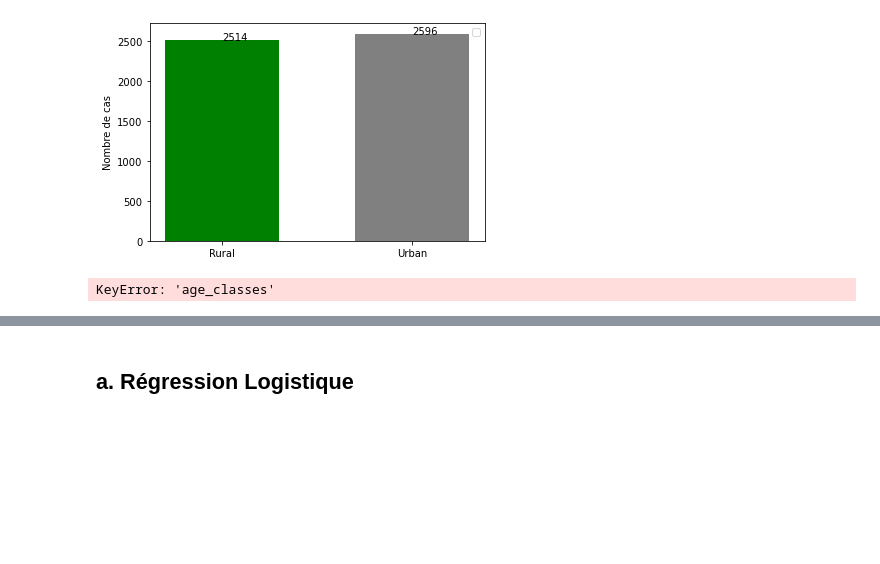
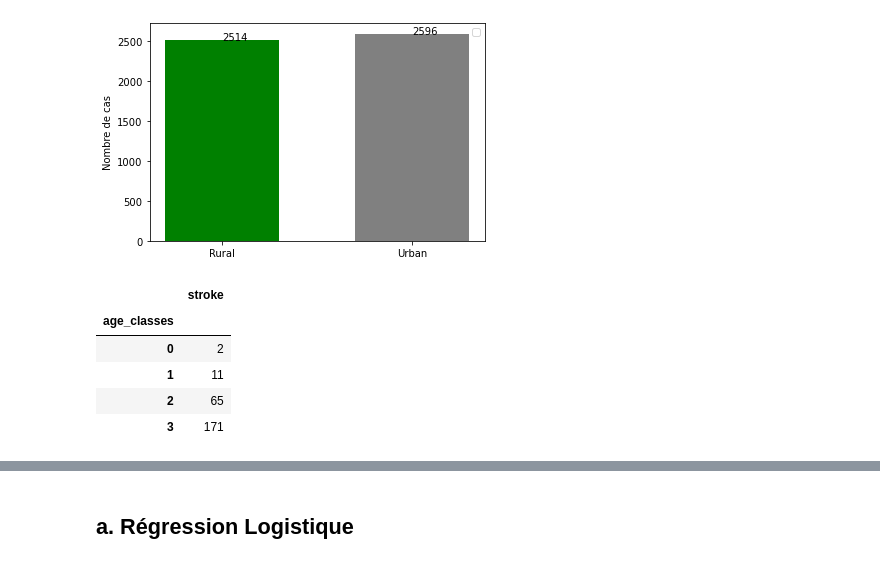
Before and after one commit to yannoushka74/Strokes_prediction_-BERTHET_NOURAUD_TRIEU, a Jupyter notebook: strokes_cleaning.ipynb, the cells around one changed output, grey strips where cells are left out. Drawn from its saved outputs; the diff is of its cells as text; code cells hidden in the pictures; blank space fills up the shorter version.

```diff
--- a/strokes_cleaning.ipynb
+++ b/strokes_cleaning.ipynb
@@ -812,9 +812,13 @@ plt.legend();
 No handles with labels found to put in legend.
 [figure]
 # %%
-#Selection des observations positives regroupées par classe d'âge
-df_caPos = df[df.stroke==1].groupby(['age_classes', 'stroke']).agg({'stroke' : 'count'})
-df_caPos
+df_ca_pos = df_ca[df_ca.stroke==1].groupby(['age_classes']).agg({'stroke' : 'count'})
+df_ca_pos
 # %% [output]
-KeyError: 'age_classes'
+|  | stroke |
+| age_classes |  |
+| 0 | 2 |
+| 1 | 11 |
+| 2 | 65 |
+| 3 | 171 |
 # %%
```
Also changed, not shown: parts of 10 cells of this notebook.
